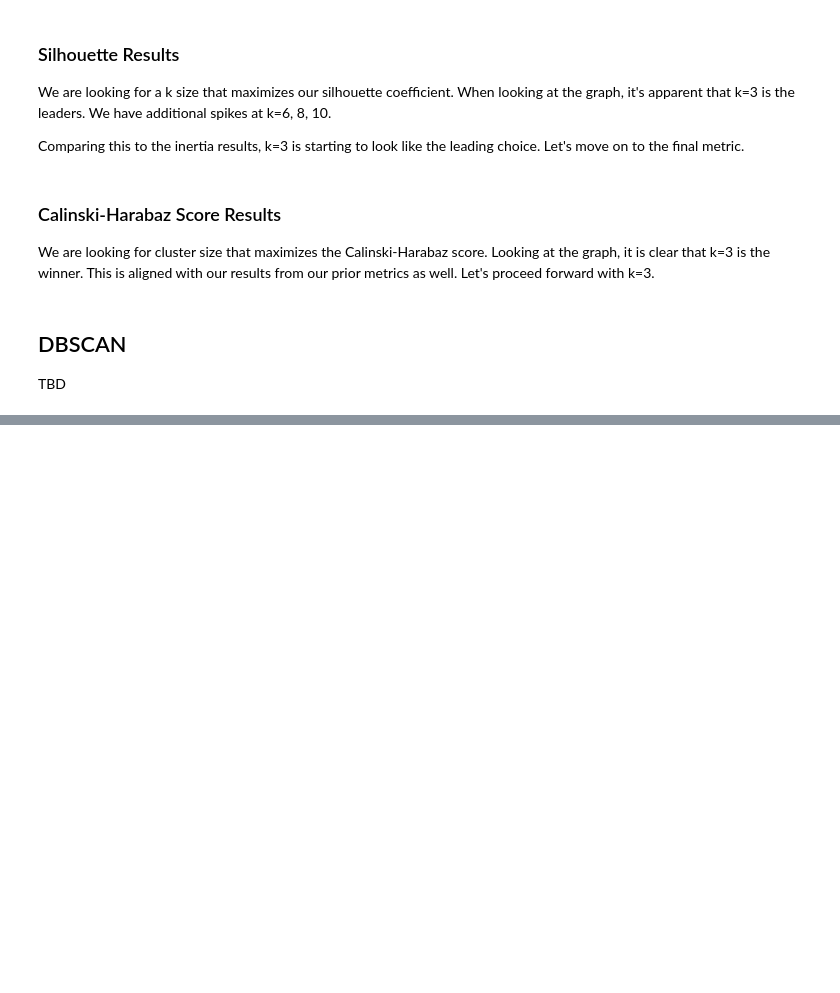
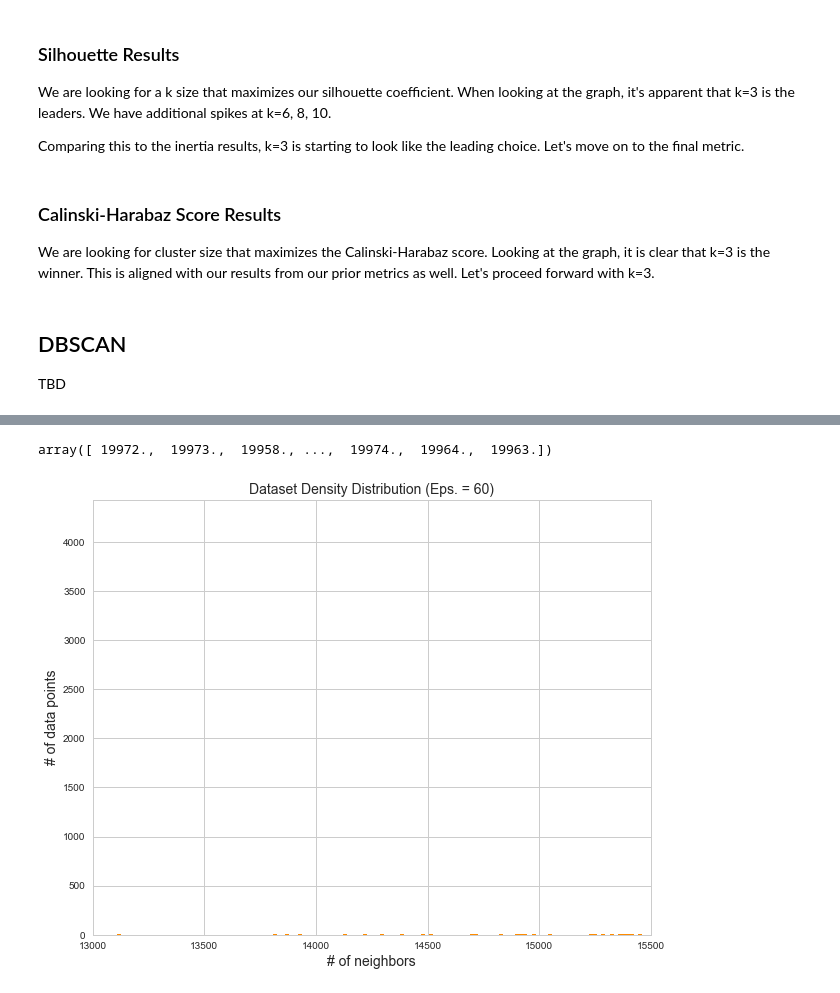
Before and after one commit to mrjgamble/K2DataScience, a Jupyter notebook: Projects/project3-recommender/notebooks/02-instacart-clustering.ipynb, the cells around one changed output, grey strips where cells are left out. Cells and saved outputs as stored; diff of their text form; code cells hidden in the pictures; blank space fills up the shorter version.

```diff
--- a/Projects/project3-recommender/notebooks/02-instacart-clustering.ipynb
+++ b/Projects/project3-recommender/notebooks/02-instacart-clustering.ipynb
@@ -429,0 +539,20 @@ TBD
+# %%
+nn
+# %% [output]
+array([ 19972.,  19973.,  19958., ...,  19974.,  19964.,  19963.])
+# %%
+figNeighborhoods = plt.figure(figsize=(10,8))
+
+plt.hist(nn, bins=1000, color='darkorange')
+#plt.hist(nn, bins=np.arange(min(nn), max(nn) + 1, 1), color='darkorange')
+#plt.axvline(x=6.5, linestyle='--', color='dimgray')
+#plt.text(7, 26.5, 'minPts=6', size=16, color='dimgray')
+plt.xlim([13000,15500])
+
+plt.xlabel('# of neighbors', size=14)
+plt.ylabel('# of data points', size=14)
+plt.title('Dataset Density Distribution (Eps. = 60)', size=14)
+plt.show()
+#figNeighborhoods.savefig('./img/k2c-dbscan-neighborhoods.png')
+# %% [output]
+[figure, added]
```
Also changed, not shown: parts of 45 cells of this notebook, 9 other files.
